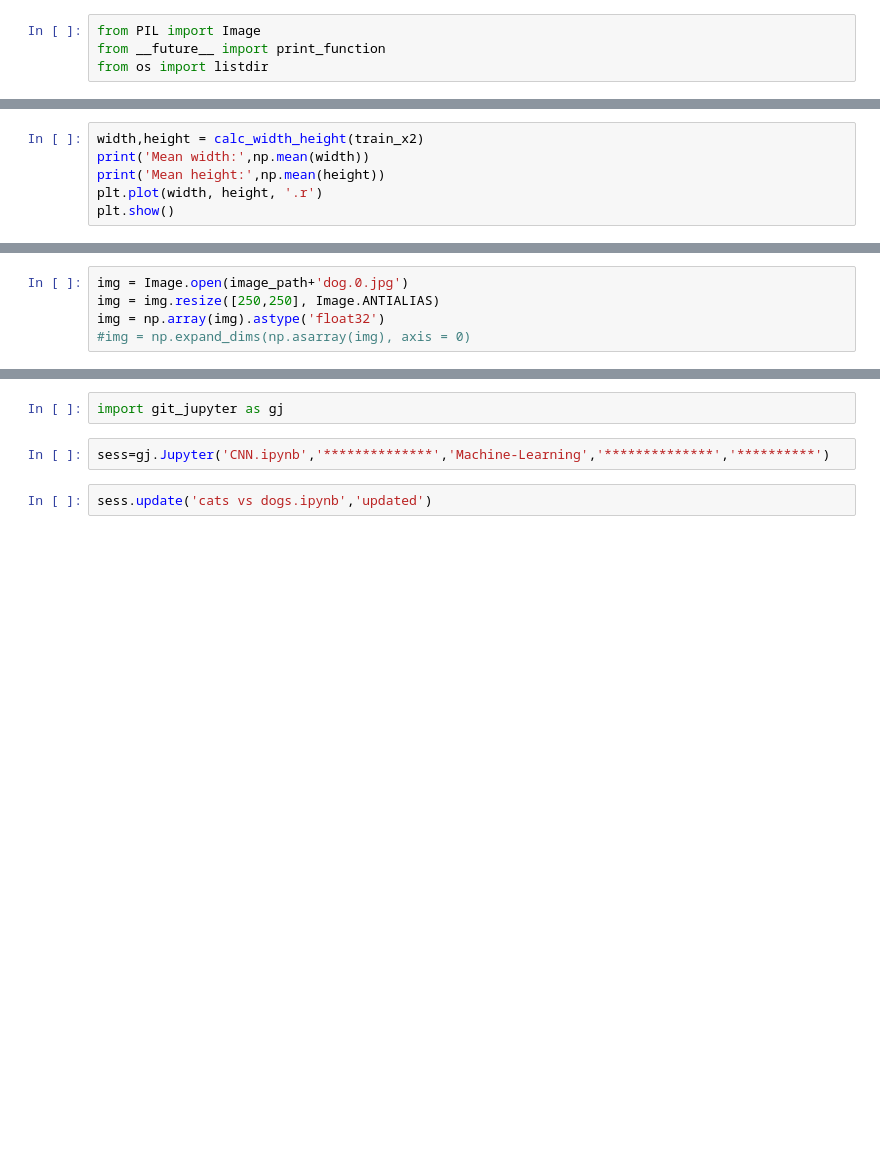
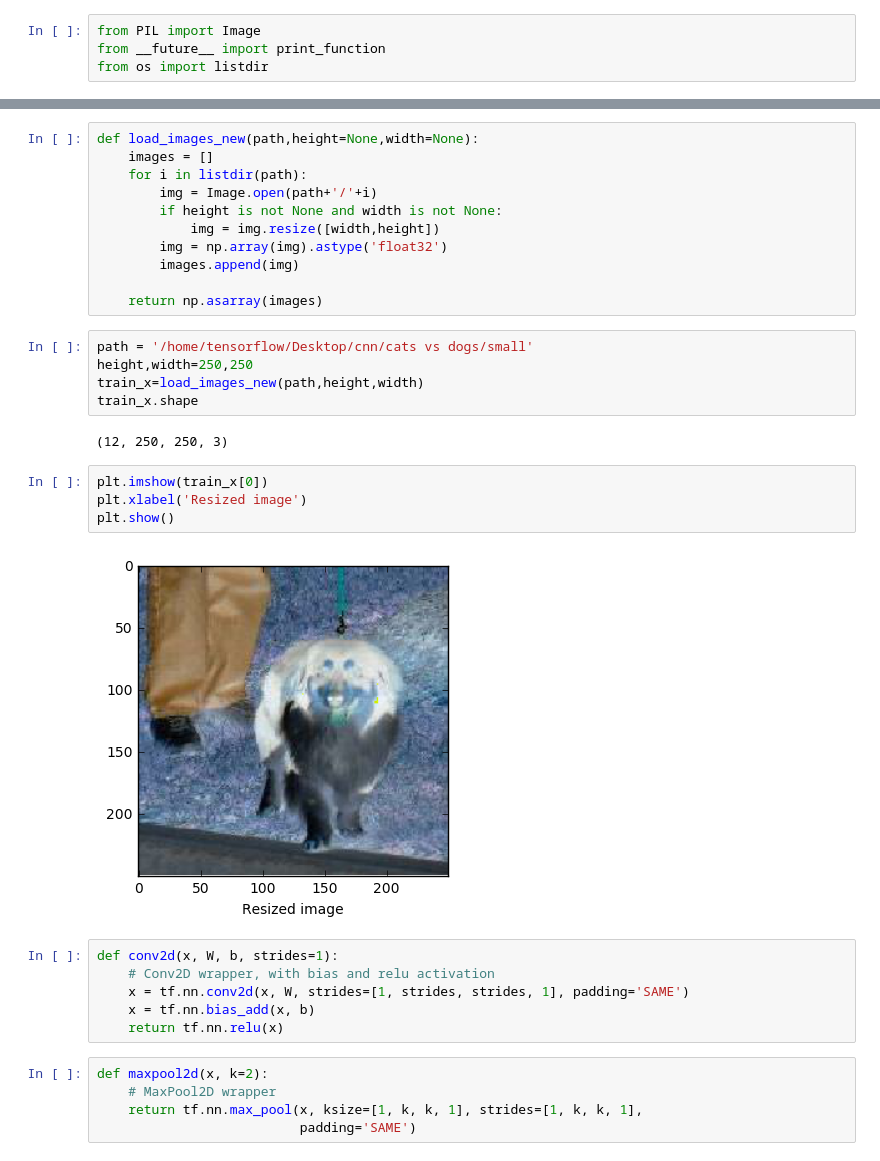
Before and after one commit to huzaifafaruqui/Machine-Learning, a Jupyter notebook: cats vs dogs.ipynb, the cells around one changed output, grey strips where cells are left out. Cells and saved outputs as stored; diff of their text form; blank space fills up the shorter version.

```diff
--- a/cats vs dogs.ipynb
+++ b/cats vs dogs.ipynb
@@ -62,6 +10,0 @@ train_x2[0].shape
-# %%
-width,height = calc_width_height(train_x2)
-print('Mean width:',np.mean(width))
-print('Mean height:',np.mean(height))
-plt.plot(width, height, '.r')
-plt.show()
@@ -185,5 +10,0 @@ image_path = '/home/huzaifa/ml/cats vs dogs/small/'
-# %%
-img = Image.open(image_path+'dog.0.jpg')
-img = img.resize([250,250], Image.ANTIALIAS)
-img = np.array(img).astype('float32')
-#img = np.expand_dims(np.asarray(img), axis = 0)
@@ -238,6 +11,35 @@ label.shape
-# %%
-import git_jupyter as gj
-# %%
-sess=gj.Jupyter('CNN.ipynb','**************','Machine-Learning','**************','**********')
-# %%
-sess.update('cats vs dogs.ipynb','updated')
+# %%
+def load_images_new(path,height=None,width=None):
+    images = []
+    for i in listdir(path):
+        img = Image.open(path+'/'+i)
+        if height is not None and width is not None:
+            img = img.resize([width,height])
+        img = np.array(img).astype('float32')
+        images.append(img)
+
+    return np.asarray(images)
+# %%
+path = '/home/tensorflow/Desktop/cnn/cats vs dogs/small'
+height,width=250,250
+train_x=load_images_new(path,height,width)
+train_x.shape
+# %% [output]
+(12, 250, 250, 3)
+# %%
+plt.imshow(train_x[0])
+plt.xlabel('Resized image')
+plt.show()
+# %% [output]
+[figure, added]
+# %%
+def conv2d(x, W, b, strides=1):
+    # Conv2D wrapper, with bias and relu activation
+    x = tf.nn.conv2d(x, W, strides=[1, strides, strides, 1], padding='SAME')
+    x = tf.nn.bias_add(x, b)
+    return tf.nn.relu(x)
+# %%
+def maxpool2d(x, k=2):
+    # MaxPool2D wrapper
+    return tf.nn.max_pool(x, ksize=[1, k, k, 1], strides=[1, k, k, 1],
+                          padding='SAME')
```
Also changed, not shown: parts of 47 cells of this notebook.
